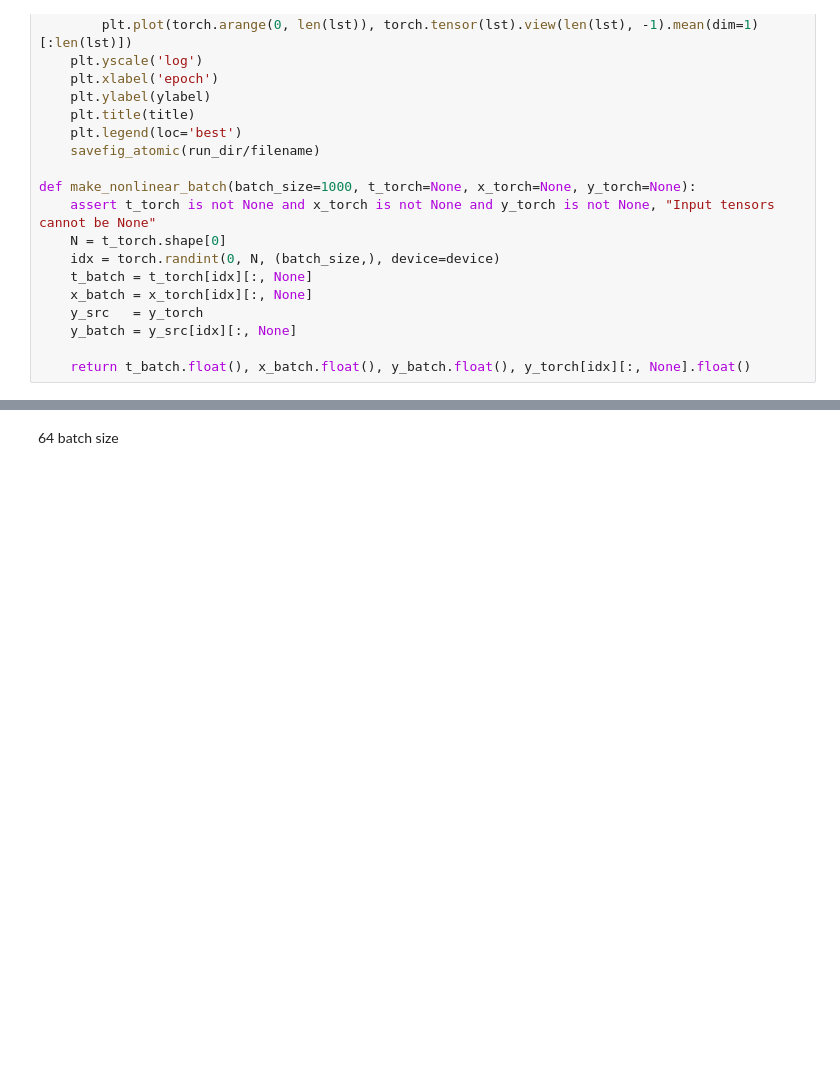
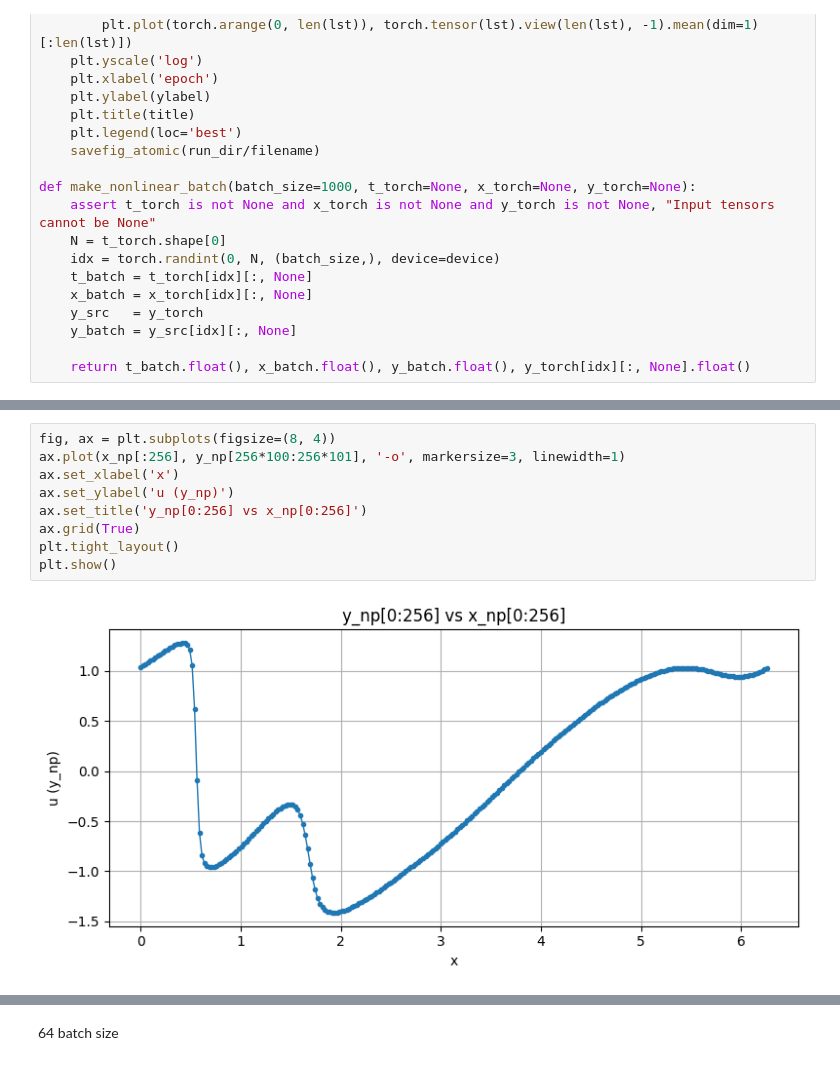
Before and after one commit to ryuFromCaillou/pde_stuff, a Jupyter notebook: notebook/draft_nb.ipynb, the cells around one changed output, grey strips where cells are left out. Saved outputs shown, nothing was run; the diff lists cells and outputs as text; blank space fills up the shorter version.

```diff
--- a/notebook/draft_nb.ipynb
+++ b/notebook/draft_nb.ipynb
@@ -1414,3 +1341,14 @@ which_part = 1
+# %%
+fig, ax = plt.subplots(figsize=(8, 4))
+ax.plot(x_np[:256], y_np[256*100:256*101], '-o', markersize=3, linewidth=1)
+ax.set_xlabel('x')
+ax.set_ylabel('u (y_np)')
+ax.set_title('y_np[0:256] vs x_np[0:256]')
+ax.grid(True)
+plt.tight_layout()
+plt.show()
+# %% [output]
+[figure, added]
 # %%
 # === Main ===
 partitions = build_dataset_from_burgers(noise_level=noise, nu=nu, stride_t=stride_t, stride_x=stride_x, quantile_splits=part_num, return_partitions=True)
```
Also changed, not shown: parts of 34 cells of this notebook, 23 other files.
